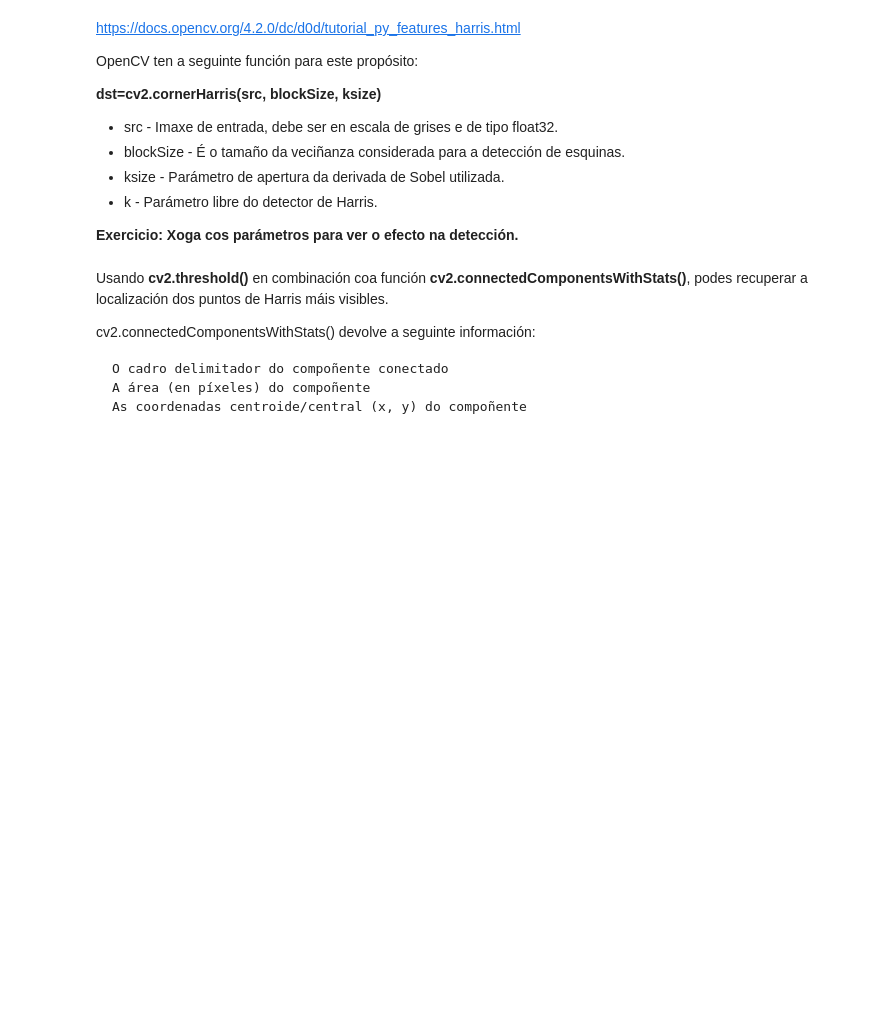
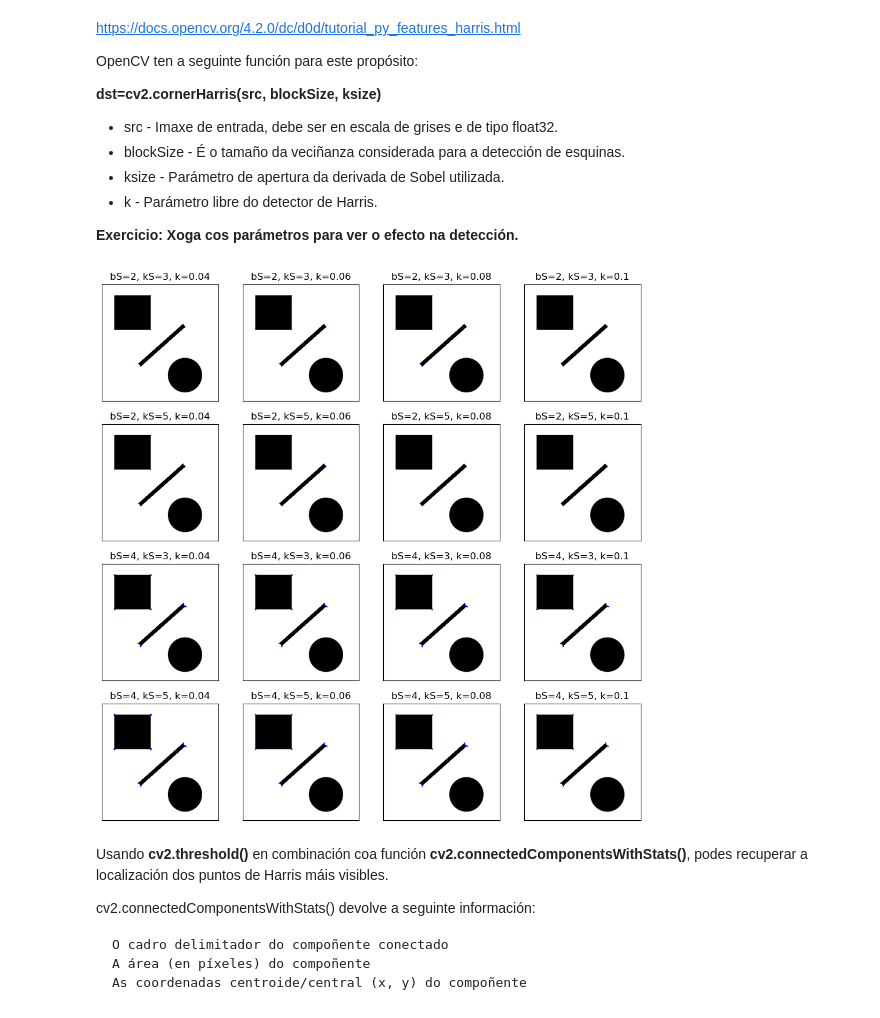
Before and after one commit to varsovvia/VPC, a Jupyter notebook: 3_CorrespondenciaImaxes.ipynb, the cells around one changed output. Cells and saved outputs as stored; diff of their text form; code cells hidden in the pictures; blank space fills up the shorter version.

```diff
--- a/3_CorrespondenciaImaxes.ipynb
+++ b/3_CorrespondenciaImaxes.ipynb
@@ -147,3 +129,50 @@ plt.show()
+# %%
+filename = feature_images_path+'CircleLineRect.png'
+img = cv2.imread(filename)
+gray = cv2.cvtColor(img,cv2.COLOR_BGR2GRAY)
+gray = np.float32(gray)
+
+fig, axs = plt.subplots(4, 4, figsize=(12, 12))
+axs = axs.flatten()
+
+# creamos un diccionario con los parámetros a probar de la función cornerHarris
+#blockSize: es el tamaño del vecindario considerado para la detección de esquinas
+#ksize: es el tamaño del filtro Sobel utilizado para calcular las derivadas de la imagen
+#k: es la constante libre en la ecuación de Harris, que afecta la sensibilidad de la detección de esquinas
+
+param_dict = [
+    {'blockSize':2, 'ksize':3, 'k':0.04},
+    {'blockSize':2, 'ksize':3, 'k':0.06},
+    {'blockSize':2, 'ksize':3, 'k':0.08},
+    {'blockSize':2, 'ksize':3, 'k':0.1},
+    {'blockSize':2, 'ksize':5, 'k':0.04},
+    {'blockSize':2, 'ksize':5, 'k':0.06},
+    {'blockSize':2, 'ksize':5, 'k':0.08},
+    {'blockSize':2, 'ksize':5, 'k':0.1},
+    {'blockSize':4, 'ksize':3, 'k':0.04},
+    {'blockSize':4, 'ksize':3, 'k':0.06},
+    {'blockSize':4, 'ksize':3, 'k':0.08},
+    {'blockSize':4, 'ksize':3, 'k':0.1},
+    {'blockSize':4, 'ksize':5, 'k':0.04},
+    {'blockSize':4, 'ksize':5, 'k':0.06},
+    {'blockSize':4, 'ksize':5, 'k':0.08},
+    {'blockSize':4, 'ksize':5, 'k':0.1}
+]
+
+for i, params in enumerate(param_dict):
+    dst = cv2.cornerHarris(gray,params['blockSize'],params['ksize'],params['k'])
+    #result is dilated to easy visualization, not important
+    #dst = cv2.dilate(dst,None)
+
+    # Threshold for an optimal value, it may vary depending on the image.
+    corners=img.copy()
+    corners[dst>0.001*dst.max()]=[0,0,255]
+
+    axs[i].imshow(corners)
+    axs[i].set_title(f"bS={params['blockSize']}, kS={params['ksize']}, k={params['k']}")
+    axs[i].set_xticks([]),axs[i].set_yticks([])
+# %% [output]
+[figure, added]
 # %% [markdown]
 Usando **cv2.threshold()** en combinación coa función **cv2.connectedComponentsWithStats()**, podes recuperar a localización dos puntos de Harris máis visibles.
 
```
Also changed, not shown: parts of 3 cells of this notebook.
